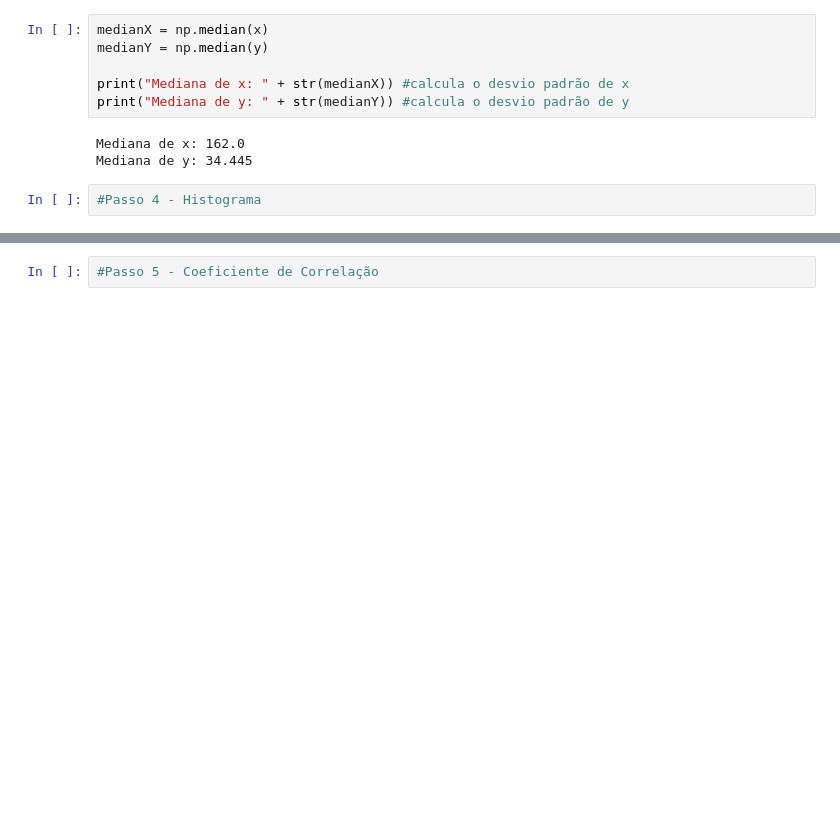
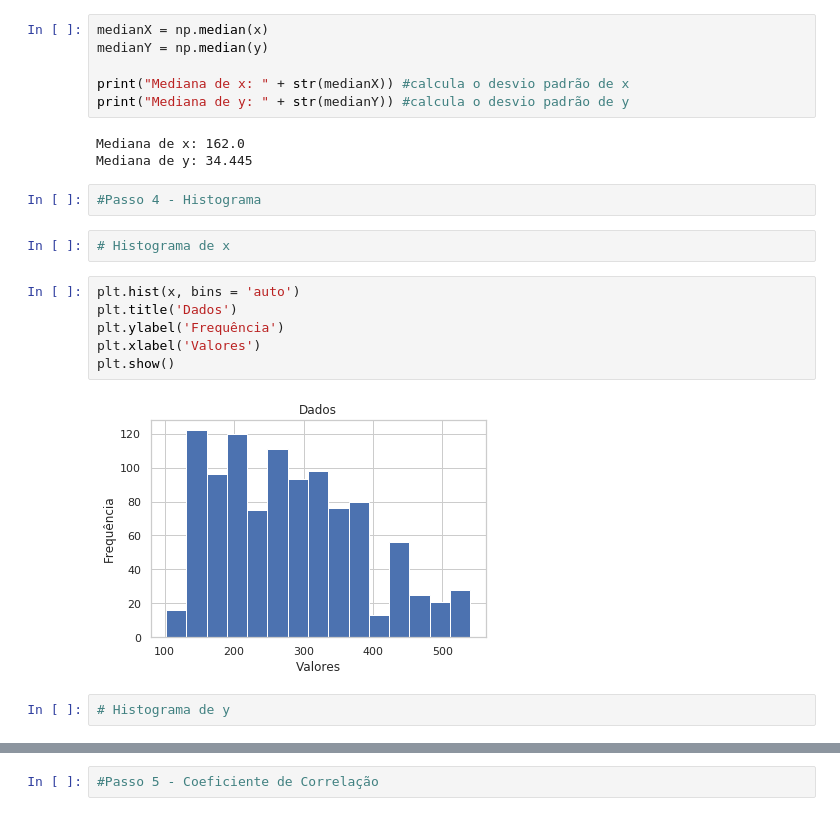
Before and after one commit to antuniooh/probability-and-statistics-database-analysis, a Jupyter notebook: src/main.ipynb, the cells around one changed output, grey strips where cells are left out. Drawn from its saved outputs; the diff is of its cells as text; blank space fills up the shorter version.

```diff
--- a/src/main.ipynb
+++ b/src/main.ipynb
@@ -82,3 +93,15 @@ Mediana de x: 162.0
 Mediana de y: 34.445
 # %%
 #Passo 4 - Histograma
+# %%
+# Histograma de x
+# %%
+plt.hist(x, bins = 'auto')
+plt.title('Dados')
+plt.ylabel('Frequência')
+plt.xlabel('Valores')
+plt.show()
+# %% [output]
+[figure, added]
+# %%
+# Histograma de y
```
Also changed, not shown: parts of 5 cells of this notebook.
